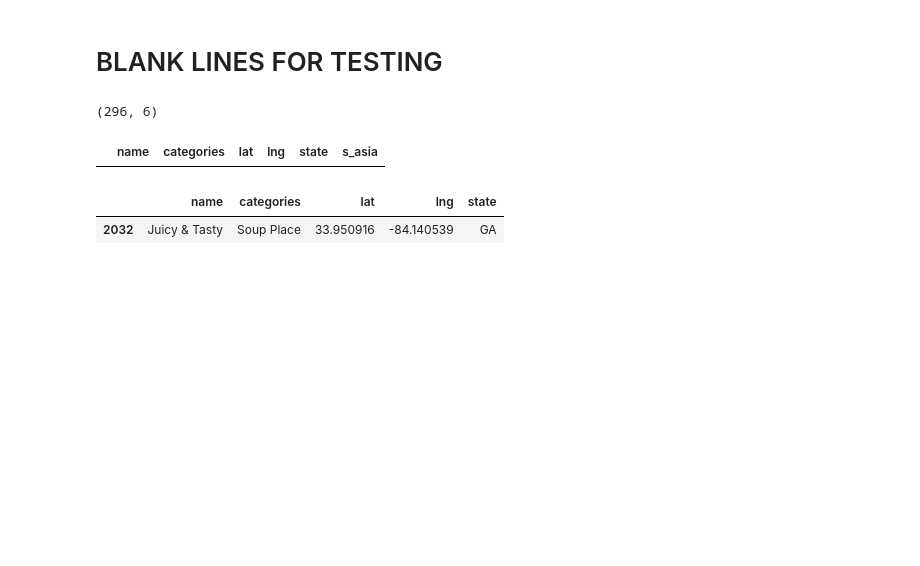
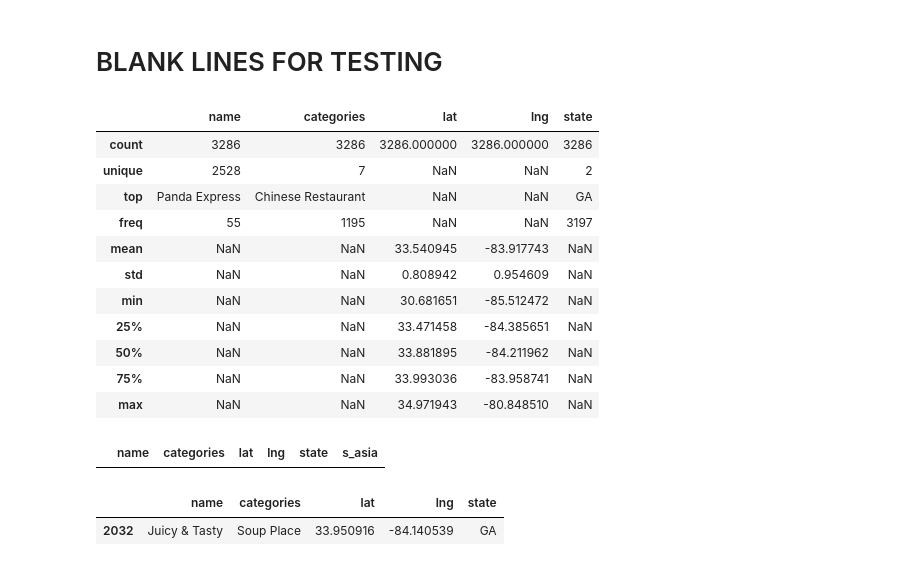
Before and after one commit to JamesDCage/Final-Week-0, a Jupyter notebook: Extracting_Data_from_Foursquare.ipynb, the cells around one changed output. Saved outputs shown, nothing was run; the diff lists cells and outputs as text; code cells hidden in the pictures; blank space fills up the shorter version.

```diff
--- a/Extracting_Data_from_Foursquare.ipynb
+++ b/Extracting_Data_from_Foursquare.ipynb
@@ -776,9 +823,20 @@ df_georgia.shape
 # %% [markdown]
 # BLANK LINES FOR TESTING
-# %%
-df_jimmy.shape
-# %% [output]
-(296, 6)
+# %%
+df_georgia.describe(include='all')
+# %% [output]
+|  | name | categories | lat | lng | state |
+| count | 3286 | 3286 | 3286.000000 | 3286.000000 | 3286 |
+| unique | 2528 | 7 | NaN | NaN | 2 |
+| top | Panda Express | Chinese Restaurant | NaN | NaN | GA |
+| freq | 55 | 1195 | NaN | NaN | 3197 |
+| mean | NaN | NaN | 33.540945 | -83.917743 | NaN |
+| std | NaN | NaN | 0.808942 | 0.954609 | NaN |
+| min | NaN | NaN | 30.681651 | -85.512472 | NaN |
+| 25% | NaN | NaN | 33.471458 | -84.385651 | NaN |
+| 50% | NaN | NaN | 33.881895 | -84.211962 | NaN |
+| 75% | NaN | NaN | 33.993036 | -83.958741 | NaN |
+| max | NaN | NaN | 34.971943 | -80.848510 | NaN |
 # %%
 df_south_asia[df_south_asia['categories'].isin(['Middle Eastern Restaurant'])].sort_values(by='categories')
 # %% [output]
```
Also changed, not shown: parts of 5 cells of this notebook.
